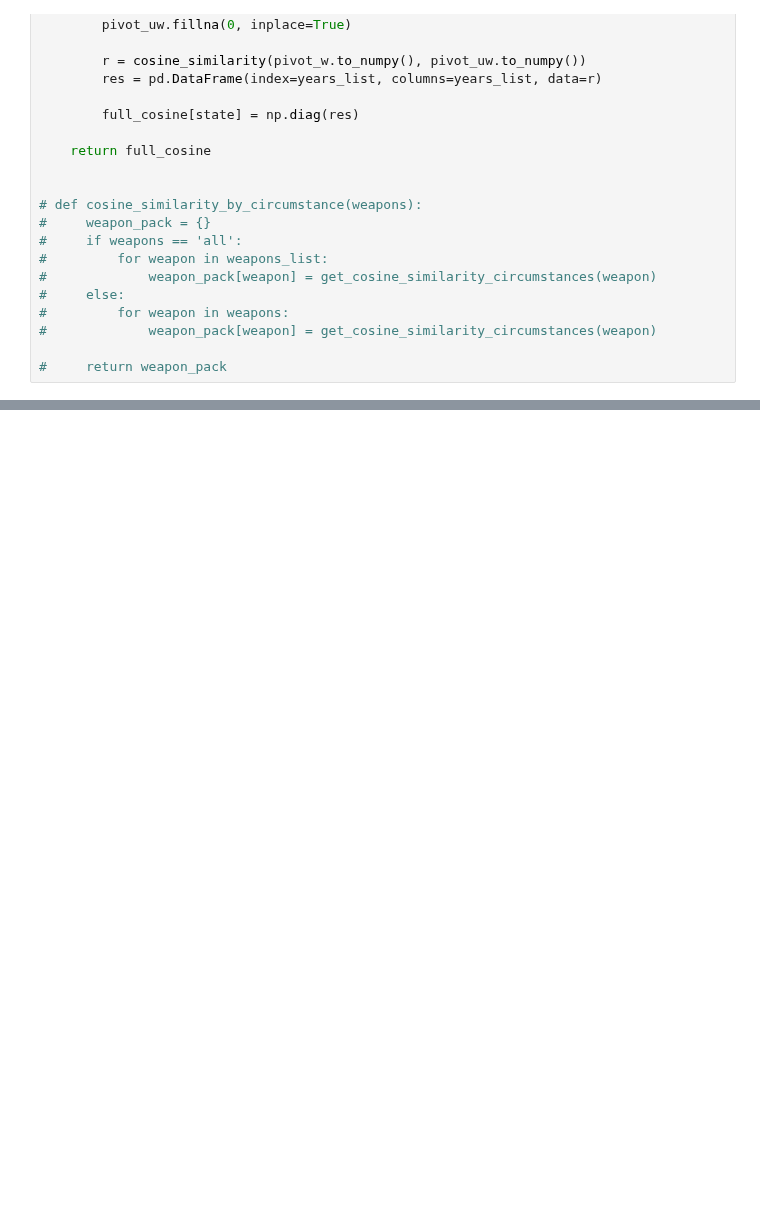
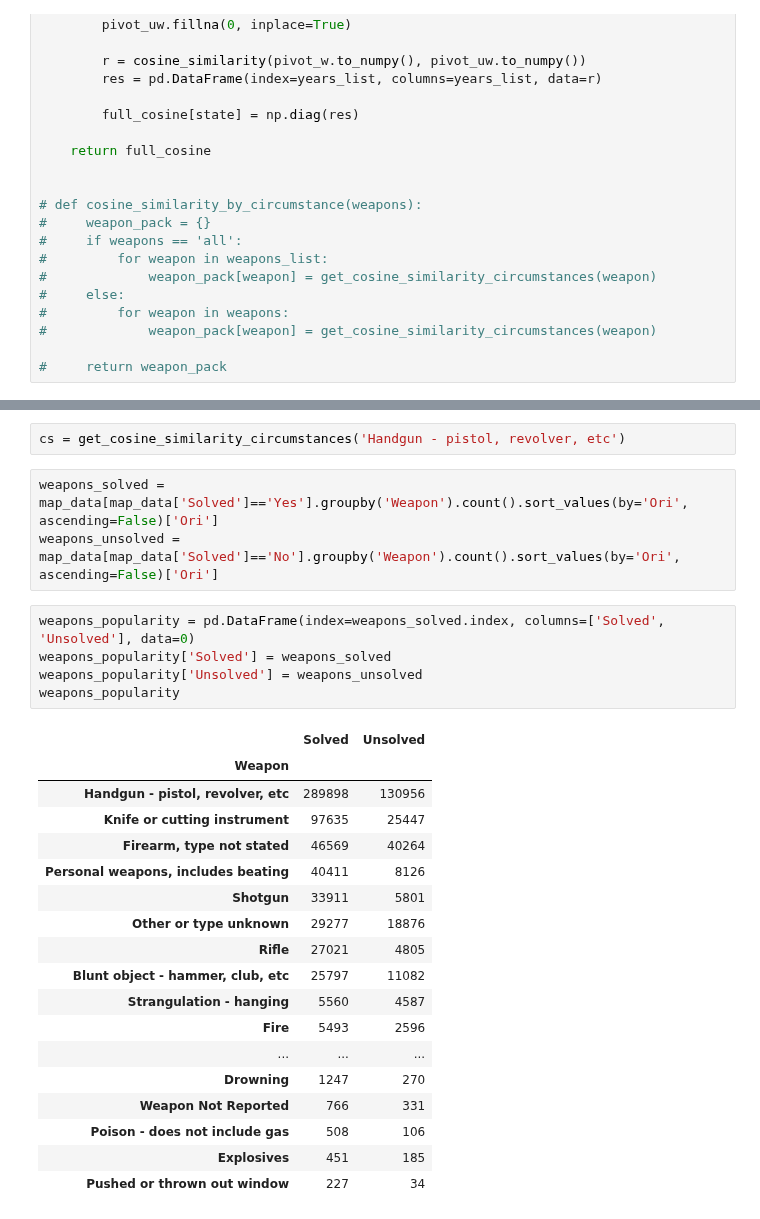
Before and after one commit to fadeeva/weird_projects, a Jupyter notebook: Serial_Killers/Outliers_in_Murder_Accountability_Project.ipynb, the cells around one changed output, grey strips where cells are left out. Drawn from its saved outputs; the diff is of its cells as text; blank space fills up the shorter version.

Commit message:
weapons still

```diff
--- a/Serial_Killers/Outliers_in_Murder_Accountability_Project.ipynb
+++ b/Serial_Killers/Outliers_in_Murder_Accountability_Project.ipynb
@@ -468,3 +481,32 @@ cs = get_cosine_similarity_circumstances('Drowning')
+# %%
+cs = get_cosine_similarity_circumstances('Handgun - pistol, revolver, etc')
+# %%
+weapons_solved = map_data[map_data['Solved']=='Yes'].groupby('Weapon').count().sort_values(by='Ori', ascending=False)['Ori']
+weapons_unsolved = map_data[map_data['Solved']=='No'].groupby('Weapon').count().sort_values(by='Ori', ascending=False)['Ori']
+# %%
+weapons_popularity = pd.DataFrame(index=weapons_solved.index, columns=['Solved', 'Unsolved'], data=0)
+weapons_popularity['Solved'] = weapons_solved
+weapons_popularity['Unsolved'] = weapons_unsolved
+weapons_popularity
+# %% [output]
+|  | Solved | Unsolved |
+| Weapon |  |  |
+| Handgun - pistol, revolver, etc | 289898 | 130956 |
+| Knife or cutting instrument | 97635 | 25447 |
+| Firearm, type not stated | 46569 | 40264 |
+| Personal weapons, includes beating | 40411 | 8126 |
+| Shotgun | 33911 | 5801 |
+| Other or type unknown | 29277 | 18876 |
+| Rifle | 27021 | 4805 |
+| Blunt object - hammer, club, etc | 25797 | 11082 |
+| Strangulation - hanging | 5560 | 4587 |
+| Fire | 5493 | 2596 |
+| ... | ... | ... |
+| Drowning | 1247 | 270 |
+| Weapon Not Reported | 766 | 331 |
+| Poison - does not include gas | 508 | 106 |
+| Explosives | 451 | 185 |
+| Pushed or thrown out window | 227 | 34 |
 # %%
 cs
 # %% [output]
```
Also changed, not shown: parts of 4 cells of this notebook.
